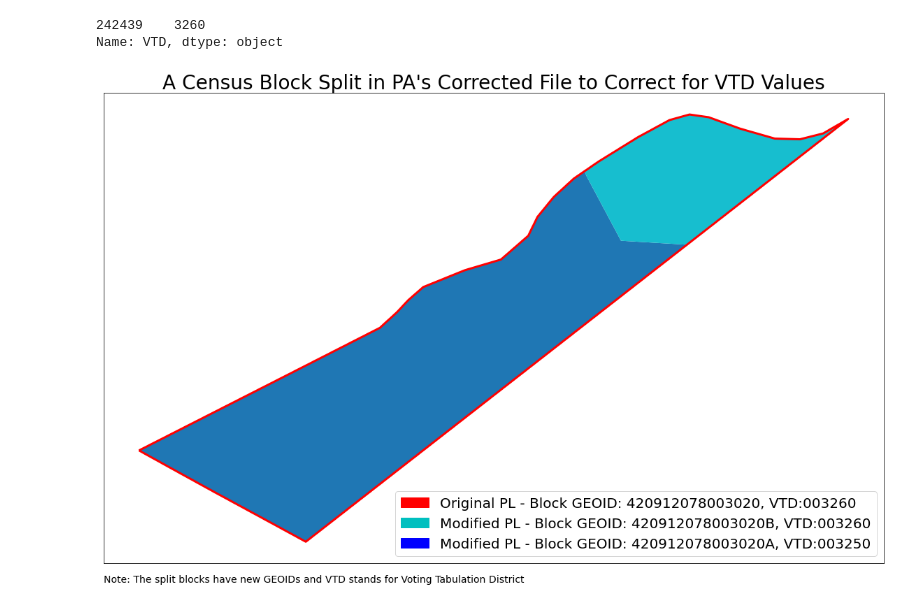
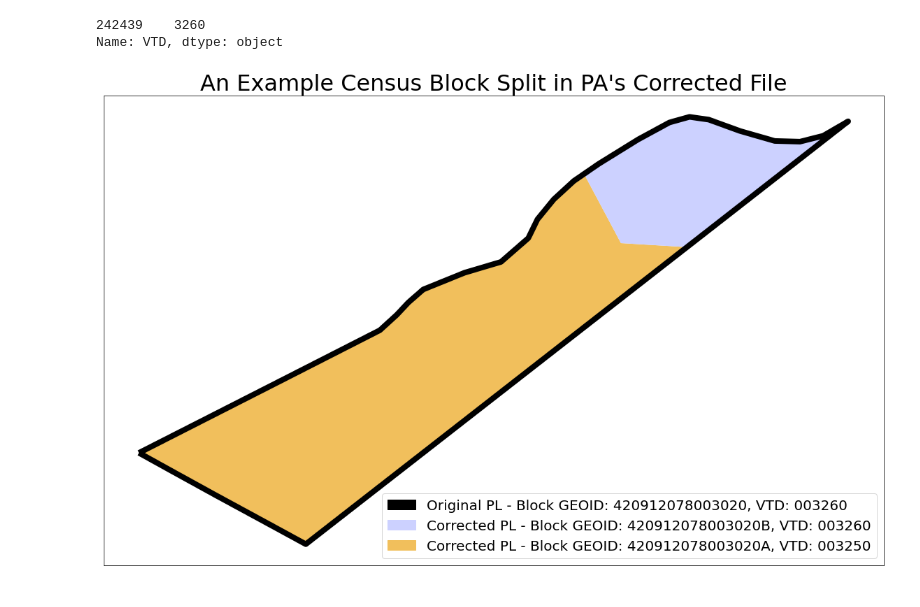
Before and after one commit to nonpartisan-redistricting-datahub/Case_Study_Spotlight, a Jupyter notebook: Spotlight_PA_Notebook.ipynb, the cells around one changed output. Drawn from its saved outputs; the diff is of its cells as text; code cells hidden in the pictures.

```diff
--- a/Spotlight_PA_Notebook.ipynb
+++ b/Spotlight_PA_Notebook.ipynb
@@ -486,21 +545,26 @@ pa_pl_census[pa_pl_census["GEOID20"].str.contains('420912078003020')]["VTD"]
 242439    3260
 Name: VTD, dtype: object
 # %%
-ax = pa_pl_census[pa_pl_census["GEOID20"]=='420912078003020'].boundary.plot(figsize = (20,20), color = "red", linewidth = 3)
-pa_adjusted_geoms[pa_adjusted_geoms["GEOID20"].str.contains('420912078003020')].plot(ax = ax, column = "GEOID20", legend = True)
+# Plot the boundary of the original cenusus plot
+ax = pa_pl_census[pa_pl_census["GEOID20"]=='420912078003020'].boundary.plot(figsize = (20,20), color = "black", linewidth = 8)
+
+# Plot the two split census blocks
+pa_adjusted_geoms[pa_adjusted_geoms["GEOID20"].str.contains('420912078003020')].plot(ax = ax, column = "GEOID20", color = ["#F1BF5C",'#CCD1FF'], legend = True)
+
+# Hide the axes
 ax.xaxis.set_visible(False)
 ax.yaxis.set_visible(False)
-red_patch = mpatches.Patch(color='red', label='Original PL - Block GEOID: 420912078003020, VTD:003260')
-blue_patch = mpatches.Patch(color='c', label='Modified PL - Block GEOID: 420912078003020B, VTD:003260')
-light_blue_patch = mpatches.Patch(color='blue', label='Modified PL - Block GEOID: 420912078003020A, VTD:003250')
-#ax.annotate(text = "Note:", xy=(-.009, .0035), ha='center', fontsize = 20, color = "lightgreen", weight='bold')
-ax.text(0, -0.04, 'Note: The split blocks have new GEOIDs and VTD stands for Voting Tabulation District', transform=ax.transAxes, fontsize = 14)
 
+# Define the legend
+red_patch = mpatches.Patch(color='black', label='Original PL - Block GEOID: 420912078003020, VTD: 003260')
+blue_patch = mpatches.Patch(color='#CCD1FF', label='Corrected PL - Block GEOID: 420912078003020B, VTD: 003260')
+light_blue_patch = mpatches.Patch(color='#F1BF5C', label='Corrected PL - Block GEOID: 420912078003020A, VTD: 003250')
 ax.legend(handles=[red_patch, blue_patch, light_blue_patch], fontsize = 20, loc="lower right")
-ax.set_title("A Census Block Split in PA's Corrected File to Correct for VTD Values", fontsize = 28)
 
-#ax.annotate("Note: The blocks have new GEOIDs and that VTD stands for Voting Tabulation District", -1.5)
-#ax.annotate("'VTD' stands for Voting Tabulation District", -2)
+# Set the title
+ax.set_title("An Example Census Block Split in PA's Corrected File", fontsize = 32)
+
+# Save the figure
 ax.figure.savefig("./example_map_pa_split.png",bbox_inches="tight")
 # %% [output]
-[figure, old version]
+[figure, new version]
```
Also changed, not shown: parts of 15 cells of this notebook.
